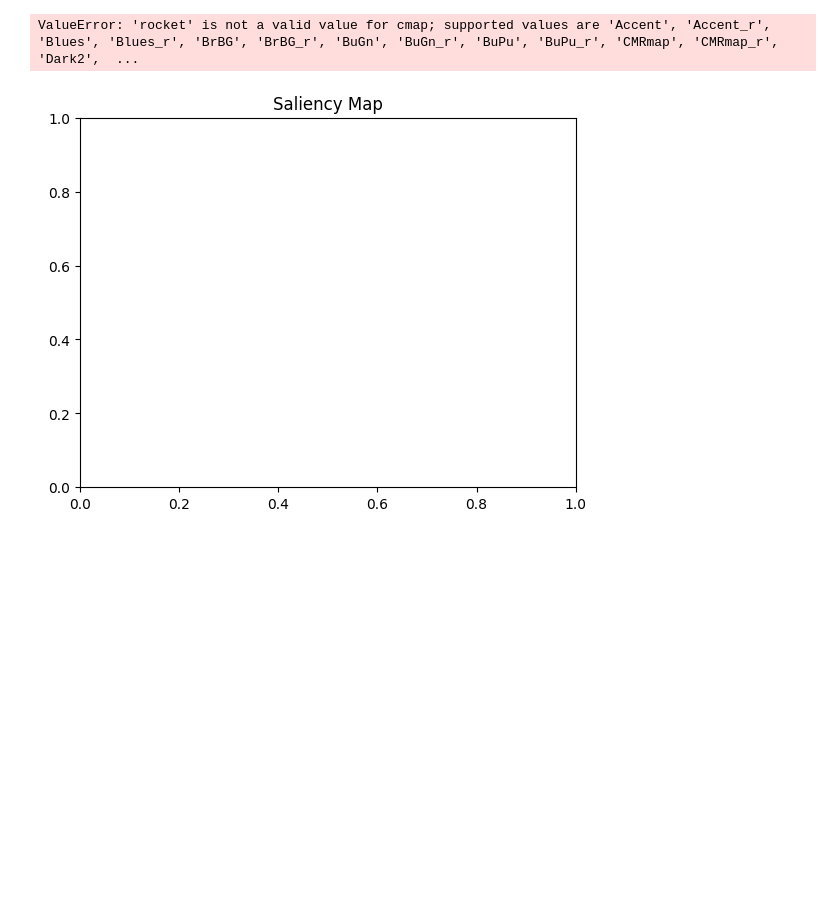
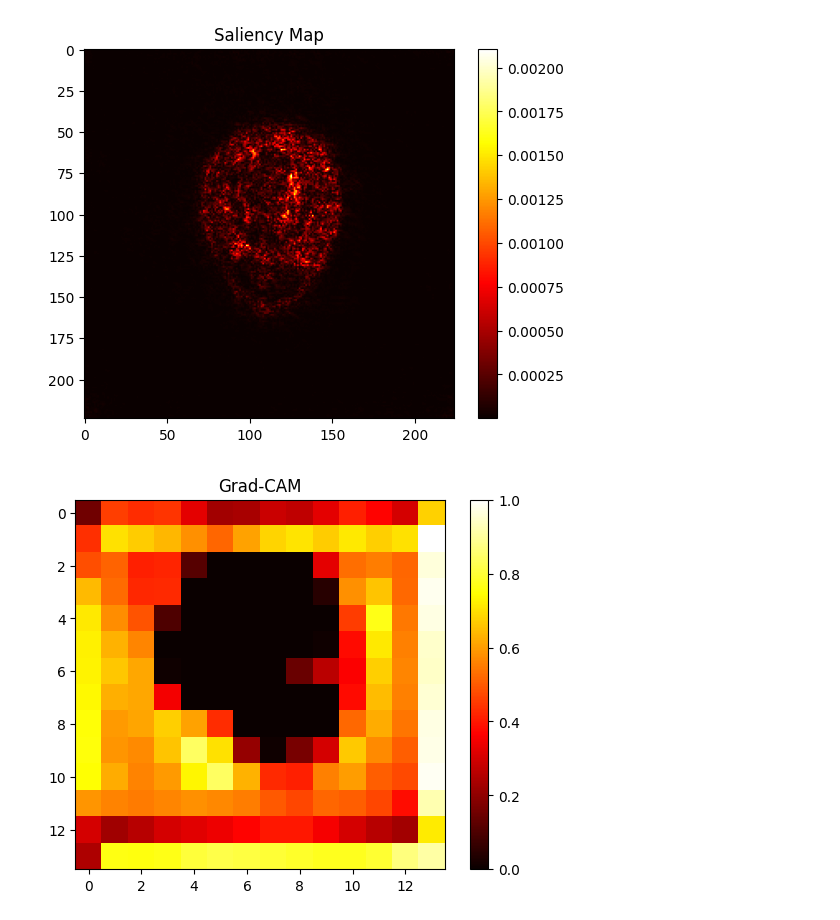
Before and after one commit to shivangiag08/greymatter, a Jupyter notebook: 20_subjects_small_model/save_us.ipynb, the cells around one changed output. Saved outputs shown, nothing was run; the diff lists cells and outputs as text; code cells hidden in the pictures; blank space fills up the shorter version.

```diff
--- a/20_subjects_small_model/save_us.ipynb
+++ b/20_subjects_small_model/save_us.ipynb
@@ -228,17 +236,17 @@ print("Grad-CAM map shape:", gradcam_map.shape)
 # %%
 import matplotlib.pyplot as plt
 
 plt.figure()
 plt.title("Saliency Map")
-plt.imshow(saliency_map, cmap='rocket')
+plt.imshow(saliency_map, cmap='hot')
 plt.colorbar()
 plt.show()
 
 plt.figure()
 plt.title("Grad-CAM")
 plt.imshow(gradcam_map, cmap='hot')
 plt.colorbar()
 plt.show()
 # %% [output]
-ValueError: 'rocket' is not a valid value for cmap; supported values are 'Accent', 'Accent_r', 'Blues', 'Blues_r', 'BrBG', 'BrBG_r', 'BuGn', 'BuGn_r', 'BuPu', 'BuPu_r', 'CMRmap', 'CMRmap_r', 'Dark2',  ...
-[figure, old version]
+[figure, new version]
+[figure, added]
```
Also changed, not shown: parts of 3 cells of this notebook.
